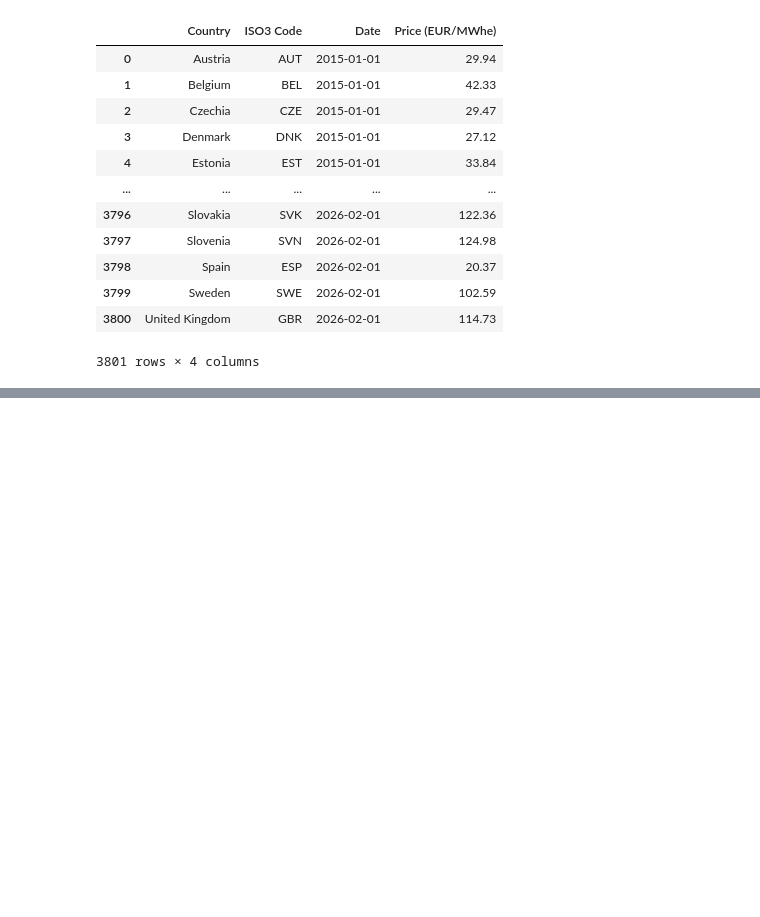
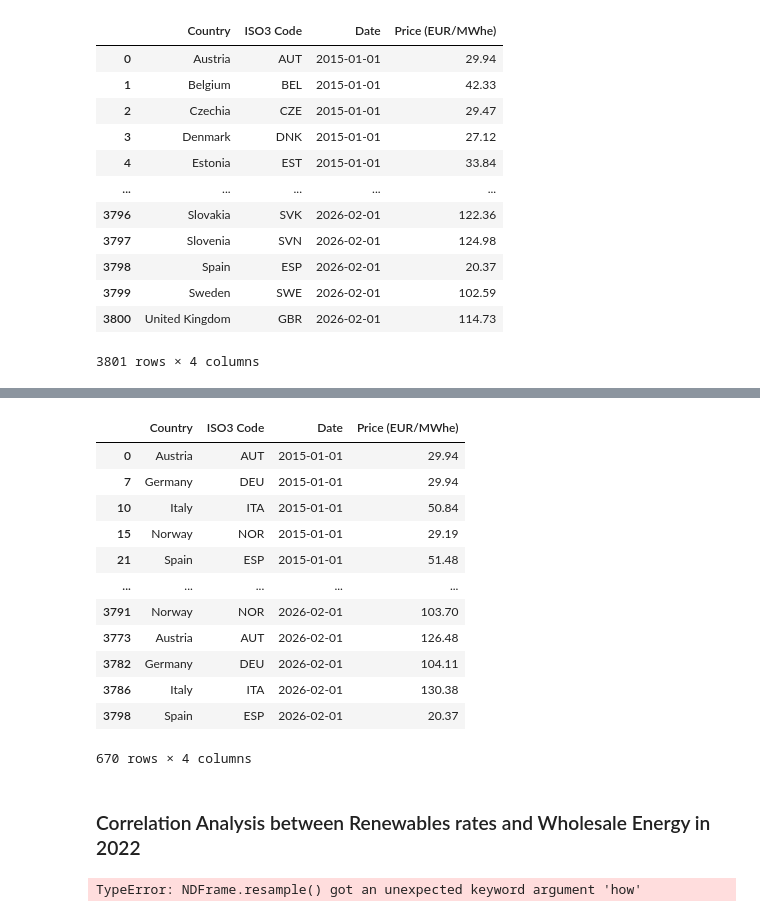
Before and after one commit to tklopper9/europes_energy_transition, a Jupyter notebook: notebook.ipynb, the cells around one changed output, grey strips where cells are left out. Cells and saved outputs as stored; diff of their text form; code cells hidden in the pictures; blank space fills up the shorter version.

Commit message:
finished prices plot, started corr analysis

```diff
--- a/notebook.ipynb
+++ b/notebook.ipynb
@@ -271,0 +285,22 @@ df_prices
+# %%
+selected_countries = ["Germany", "Norway", "Austria", "Spain", "Italy"]
+df_prices_filtered = df_prices[df_prices["Country"].isin(selected_countries)].copy()
+
+df_prices_filtered["Date"] = pd.to_datetime(df_prices_filtered["Date"])
+df_prices_filtered = df_prices_filtered.sort_values(by="Date")
+
+df_prices_filtered
+# %% [output]
+|  | Country | ISO3 Code | Date | Price (EUR/MWhe) |
+| 0 | Austria | AUT | 2015-01-01 | 29.94 |
+| 7 | Germany | DEU | 2015-01-01 | 29.94 |
+| 10 | Italy | ITA | 2015-01-01 | 50.84 |
+| 15 | Norway | NOR | 2015-01-01 | 29.19 |
+| 21 | Spain | ESP | 2015-01-01 | 51.48 |
+| ... | ... | ... | ... | ... |
+| 3791 | Norway | NOR | 2026-02-01 | 103.70 |
+| 3773 | Austria | AUT | 2026-02-01 | 126.48 |
+| 3782 | Germany | DEU | 2026-02-01 | 104.11 |
+| 3786 | Italy | ITA | 2026-02-01 | 130.38 |
+| 3798 | Spain | ESP | 2026-02-01 | 20.37 |
+670 rows × 4 columns
@@ -271,0 +337,7 @@ df_prices
+# %% [markdown]
+### Correlation Analysis between Renewables rates and Wholesale Energy  in 2022
+# %%
+df_prices_filtered.index = df_prices_filtered["Date"]
+df_prices_filtered_2022 = df_prices_filtered.resample("1Y", how="mean")
+# %% [output]
+TypeError: NDFrame.resample() got an unexpected keyword argument 'how'
```
Also changed, not shown: parts of 2 cells of this notebook.
